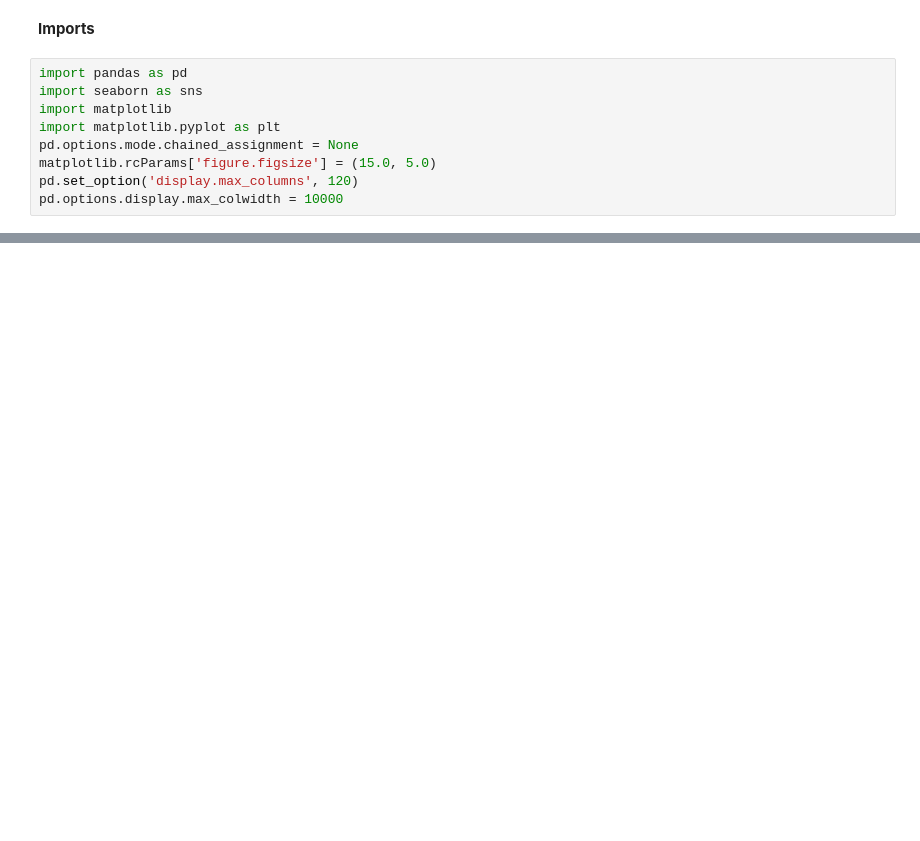
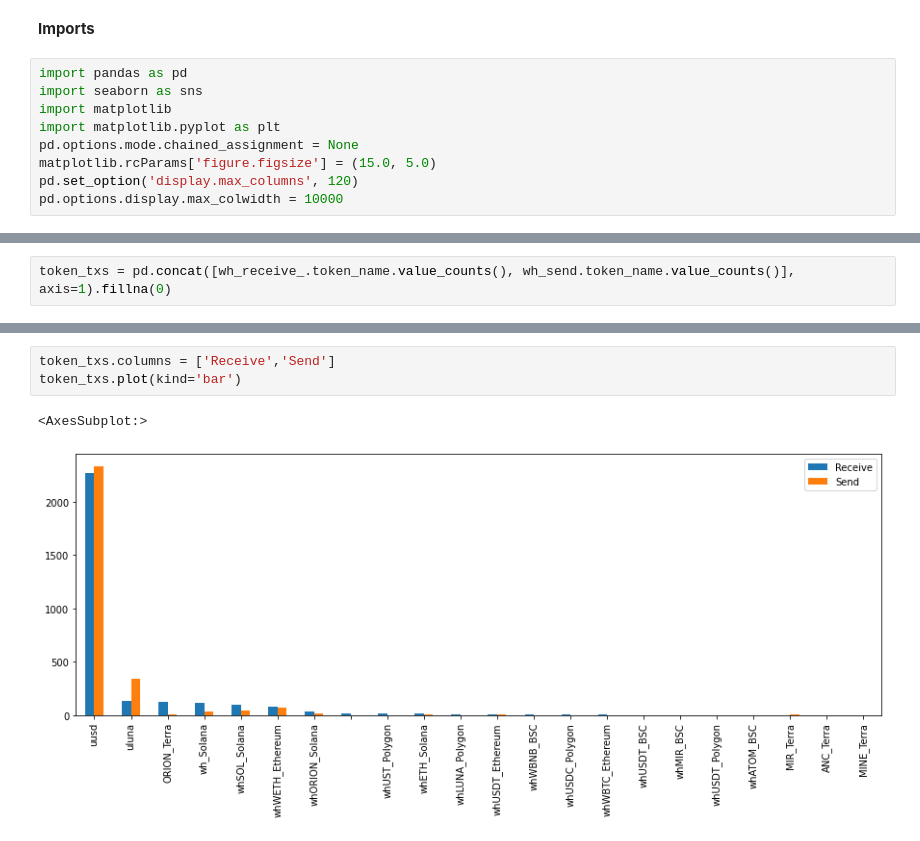
Before and after one commit to IncioMan/on-chain-data-analysis, a Jupyter notebook: wormhole/Terra - Wormhole - Terra Bridge.ipynb, the cells around one changed output, grey strips where cells are left out. Drawn from its saved outputs; the diff is of its cells as text; blank space fills up the shorter version.

```diff
--- a/wormhole/Terra - Wormhole - Terra Bridge.ipynb
+++ b/wormhole/Terra - Wormhole - Terra Bridge.ipynb
@@ -230,0 +219,2 @@ wh_send["recipient_chain_name"].value_counts().plot(kind='barh')
+# %%
+token_txs = pd.concat([wh_receive_.token_name.value_counts(), wh_send.token_name.value_counts()], axis=1).fillna(0)
@@ -230,0 +232,6 @@ wh_send["recipient_chain_name"].value_counts().plot(kind='barh')
+# %%
+token_txs.columns = ['Receive','Send']
+token_txs.plot(kind='bar')
+# %% [output]
+<AxesSubplot:>
+[figure, added]
```
Also changed, not shown: parts of 64 cells of this notebook.
